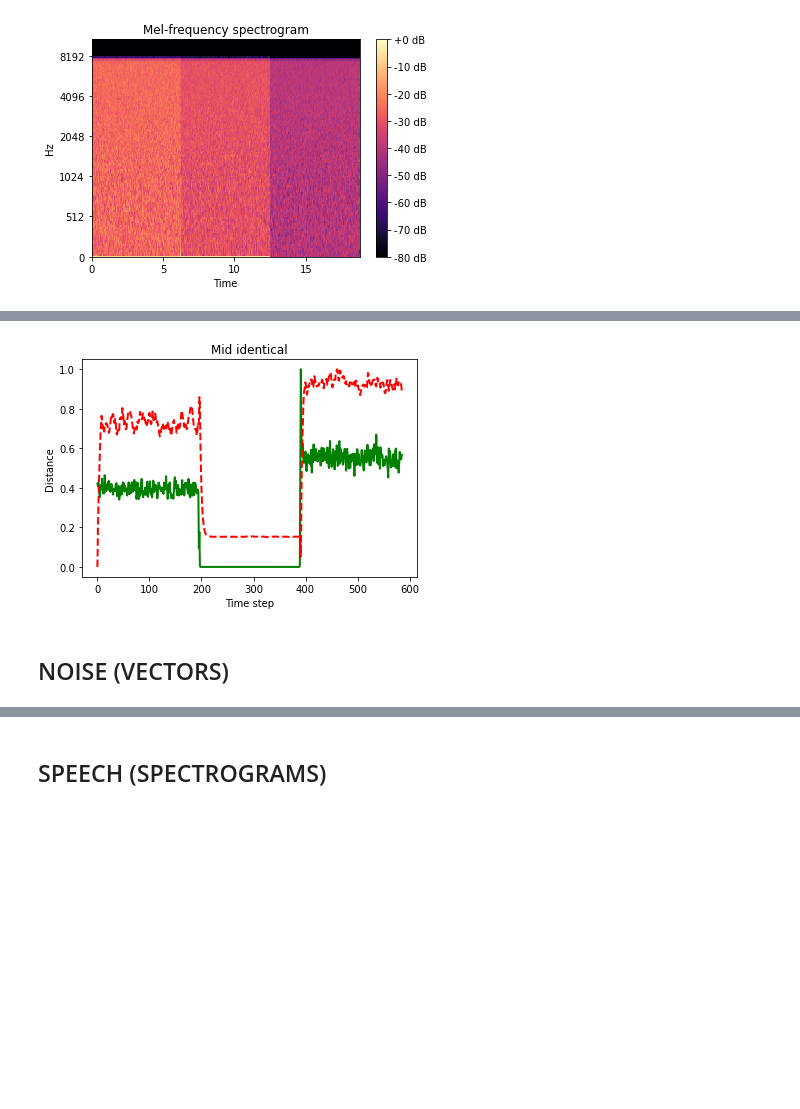
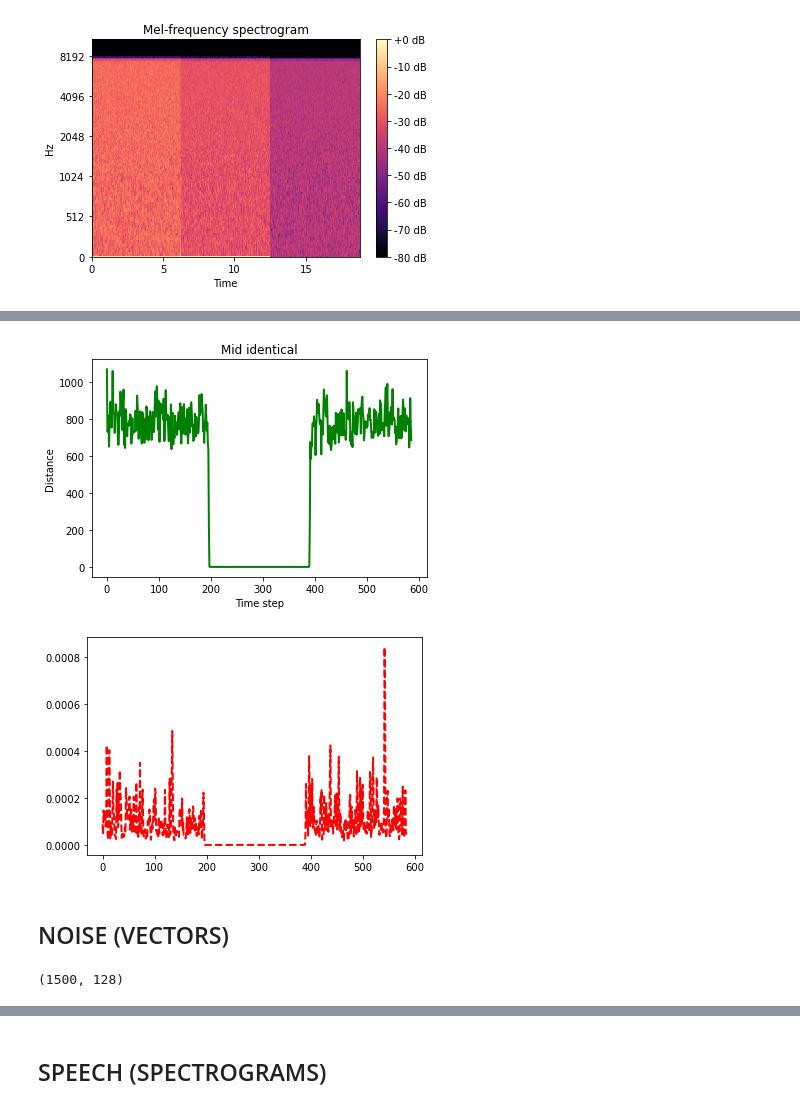
Before and after one commit to n-ika/esn, a Jupyter notebook: ESN_nika.ipynb, the cells around one changed output, grey strips where cells are left out. Cells and saved outputs as stored; diff of their text form; code cells hidden in the pictures; blank space fills up the shorter version.

```diff
--- a/ESN_nika.ipynb
+++ b/ESN_nika.ipynb
@@ -83,7 +83,7 @@ def compare_data(s1, s2):
     result = []
     for n in range(N):
         result.append(distance.euclidean(s1[n],s2[n]))
-    result = (result - np.min(result)) / (np.max(result) - np.min(result))
+#     result = (result - np.min(result)) / (np.max(result) - np.min(result))
     return result
 # %% [markdown]
 ## TESTS
@@ -216,15 +208,15 @@ ax.set(title='Mel-frequency spectrogram')
 [Text(0.5, 1.0, 'Mel-frequency spectrogram')]
 [figure]
 # %%
-noise1 = np.random.normal(-1, 0.9, size=100000)
+noise1 = np.random.normal(0, 1, size=100000)
 
-noise2 = np.random.normal(1, 0.5, size=100000)
+noise2 = np.random.normal(0, 1, size=100000)
 
-noise3 = np.random.normal(0, 0.3, size=100000)
+noise3 = np.random.normal(0, 1, size=100000)
 
-noise4 = np.random.normal(-0.5, 0.7, size=100000)
+noise4 = np.random.normal(0, 1, size=100000)
 
-noise5 = np.random.normal(0.5, 0.1, size=100000)
+noise5 = np.random.normal(0, 1, size=100000)
 # %%
 start1 = np.concatenate((noise5, noise2, noise3))
 start2 = np.concatenate((noise5, noise4, noise1))
@@ -280,19 +278,22 @@ plt.show()
 # %%
 mid_stim = compare_data(mid_id1, mid_id2)
 
-mid_esn1 = esn_sys(mid_id1, alpha = 0.01, beta = 0.1)[1]
-mid_esn2 = esn_sys(mid_id2, alpha = 0.01, beta = 0.1)[1]
+mid_esn1 = esn_sys(mid_id1, alpha = 0.001, beta = 0.001)[0]
+mid_esn2 = esn_sys(mid_id2, alpha = 0.001, beta = 0.001)[0]
 
 mid_sys = compare_data(mid_esn1, mid_esn2)
 
 plt.title("Mid identical")
 plt.xlabel("Time step")
 plt.ylabel("Distance")
 plt.plot(mid_stim, color ="green", linewidth=2)
+
+plt.figure()
 plt.plot(mid_sys, color ="red", linewidth=2, linestyle='dashed')
 plt.show()
 # %% [output]
-[figure, old version]
+[figure, new version]
+[figure, added]
 # %% [markdown]
 ## NOISE (VECTORS)
 # %%
@@ -321,6 +322,10 @@ end2 = np.concatenate((noise3, noise2, noise5))
 
 mid1 = np.concatenate((noise1, noise5, noise3))
 mid2 = np.concatenate((noise2, noise5, noise1))
+# %%
+start1.shape
+# %% [output]
+(1500, 128)
 # %%
 start_stim = compare_data(start1, start2)
 
```
Also changed, not shown: parts of 23 cells of this notebook.
